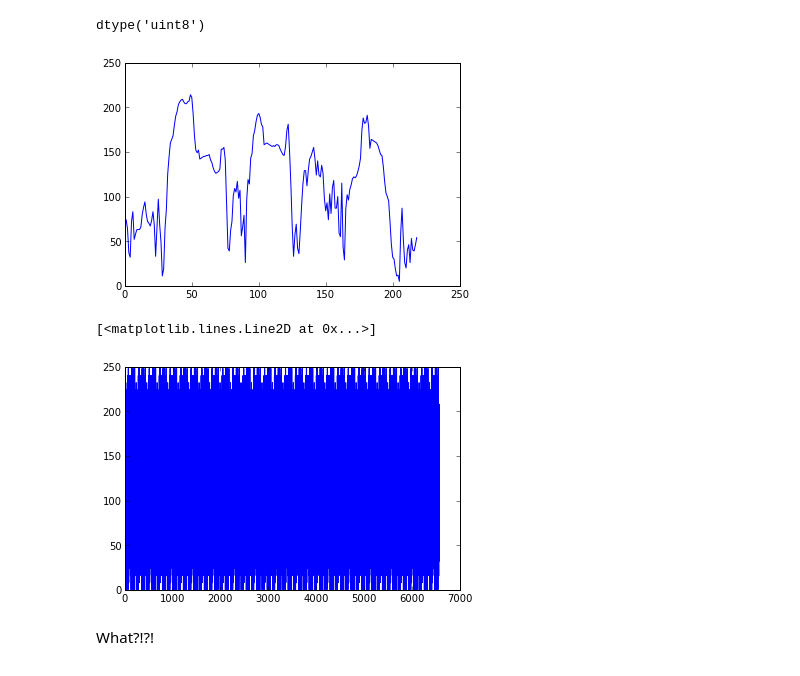
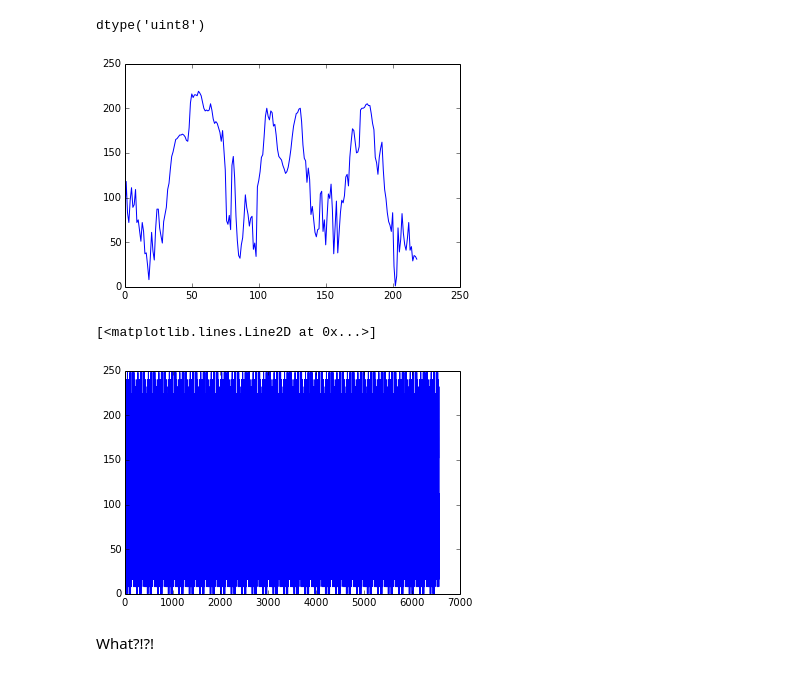
Before and after one commit to mantaraya36/201A-ipython, a Jupyter notebook: Image and Audio IO.ipynb, the cells around one changed output. Saved outputs shown, nothing was run; the diff lists cells and outputs as text; code cells hidden in the pictures.

```diff
--- a/Image and Audio IO.ipynb
+++ b/Image and Audio IO.ipynb
@@ -38,16 +177,16 @@ imshow(img[:,:,1], cmap=cm.gray)
 # %%
-sig = img[100,:, 1]
+sig = img[120,:, 1]
 plot(sig)
 sig.dtype
 # %% [output]
 dtype('uint8')
-[figure, old version]
+[figure, new version]
 # %%
 sigout = list((sig - 100) * 200)*30
 plot(sigout)
 # %% [output]
 [<matplotlib.lines.Line2D at 0x...>]
-[figure, old version]
+[figure, new version]
 # %% [markdown]
 What?!?!
 # %%
```
Also changed, not shown: parts of 39 cells of this notebook.
